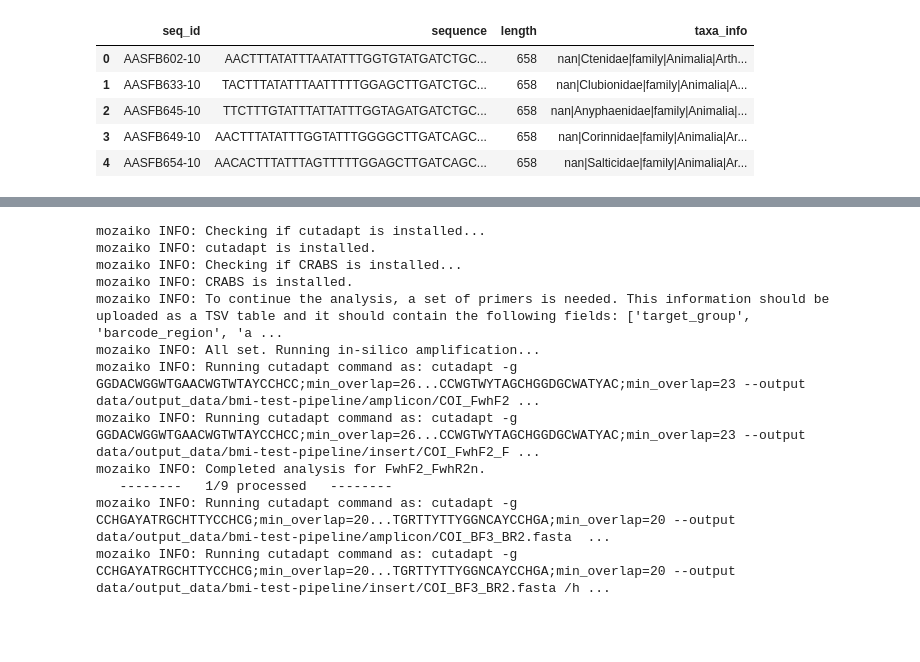
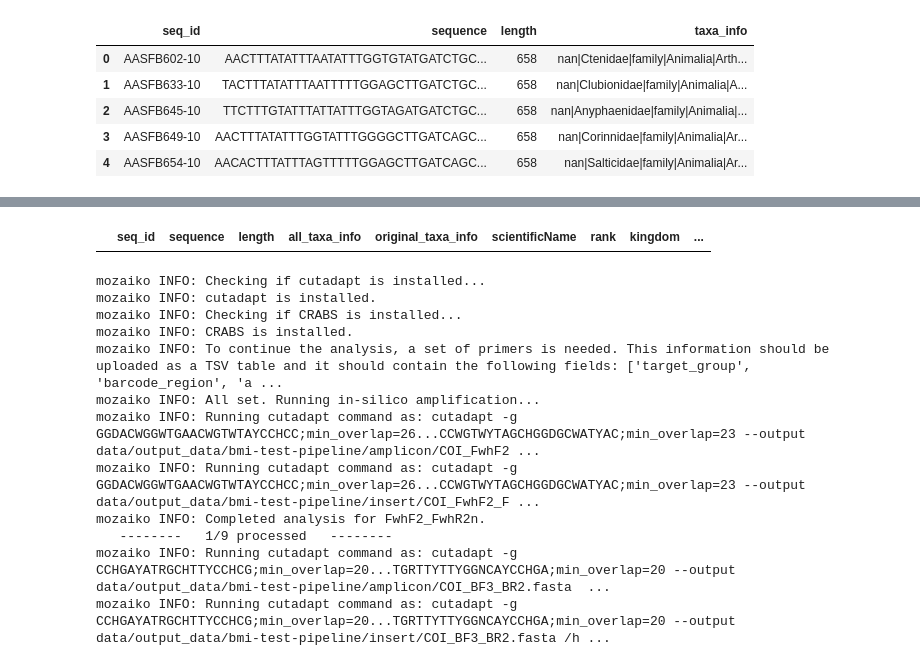
Before and after one commit to CIBIO-BU/mozaiko, a Jupyter notebook: pipeline_bmi.ipynb, the cells around one changed output, grey strips where cells are left out. Cells and saved outputs as stored; diff of their text form; code cells hidden in the pictures; blank space fills up the shorter version.

```diff
--- a/pipeline_bmi.ipynb
+++ b/pipeline_bmi.ipynb
@@ -32,6 +32,10 @@ sequence id, original taxonomy, harmonized taxonomy, rank, kingdom, phylum, clas
 | 2 | AASFB645-10 | TTCTTTGTATTTATTATTTGGTAGATGATCTGC... | 658 | nan|Anyphaenidae|family|Animalia|... | nan | Anyphaenidae | family | Animalia | ... |
 | 3 | AASFB649-10 | AACTTTATATTTGGTATTTGGGGCTTGATCAGC... | 658 | nan|Corinnidae|family|Animalia|Ar... | nan | Corinnidae | family | Animalia | ... |
 | 4 | AASFB654-10 | AACACTTTATTTAGTTTTTGGAGCTTGATCAGC... | 658 | nan|Salticidae|family|Animalia|Ar... | nan | Salticidae | family | Animalia | ... |
+# %%
+processed_data[processed_data['rank'] == 'order']
+# %% [output]
+|  | seq_id | sequence | length | all_taxa_info | original_taxa_info | scientificName | rank | kingdom | ... |
 # %%
 database_processed_path = custom_fasta_import.database_fasta_file
 # %%
```
Also changed, not shown: 7 other files.
